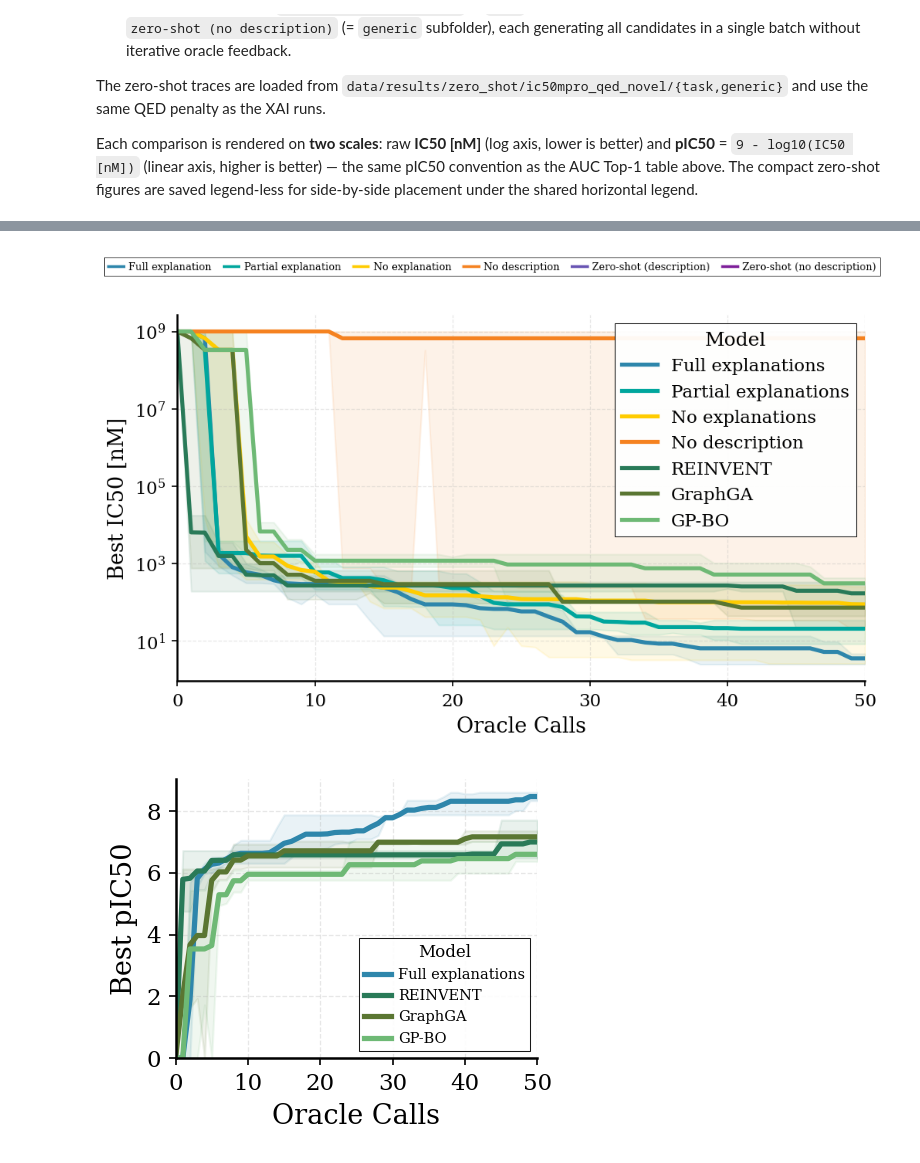
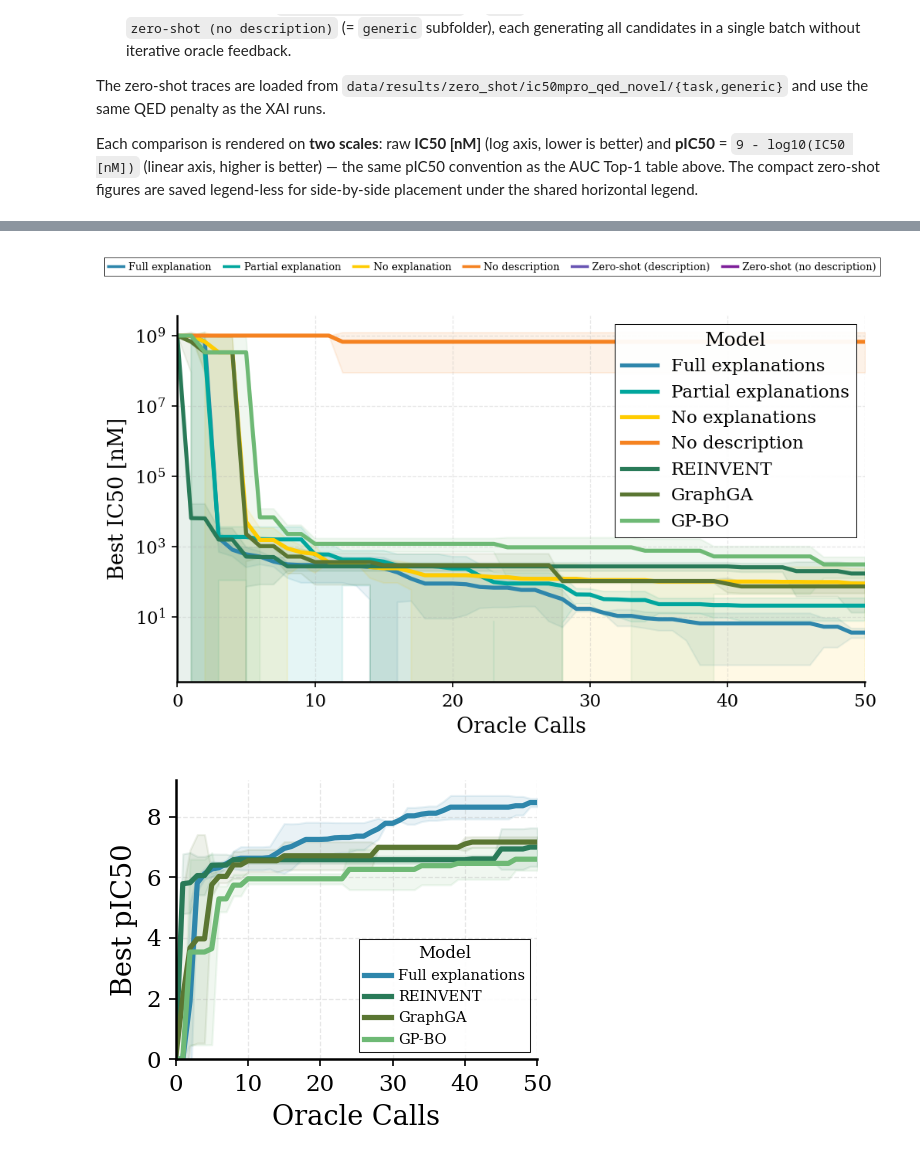
Before and after one commit to FabianKruger/molecule-optimization-agent, a Jupyter notebook: analysis/paper/xai_vs_no_xai_ic50mpro_extended.ipynb, the cells around one changed output, grey strips where cells are left out. Saved outputs shown, nothing was run; the diff lists cells and outputs as text; code cells hidden in the pictures.

```diff
--- a/analysis/paper/xai_vs_no_xai_ic50mpro_extended.ipynb
+++ b/analysis/paper/xai_vs_no_xai_ic50mpro_extended.ipynb
@@ -548,7 +547,7 @@ def plot_best_so_far_ic50(source_df, model_order, save_path, *,
     sns.lineplot(
         data=dfp, x="iteration", y="value", hue="model", hue_order=model_order,
         palette={m: zs_plot_colors[m] for m in model_order},
-        errorbar=('ci', 95), err_kws={'alpha': 0.1}, linewidth=linewidth, ax=ax,
+        errorbar=('sd'), err_kws={'alpha': 0.1}, linewidth=linewidth, ax=ax,
     )
     _style_and_save(ax, fig, save_path, model_order, show_legend=show_legend,
                     label_fontsize=label_fontsize, tick_fontsize=tick_fontsize,
@@ -570,7 +569,7 @@ def plot_best_so_far_pic50(source_df, model_order, save_path, *,
     sns.lineplot(
         data=dfp, x="iteration", y="value", hue="model", hue_order=model_order,
         palette={m: zs_plot_colors[m] for m in model_order},
-        errorbar=('ci', 95), err_kws={'alpha': 0.1}, linewidth=linewidth, ax=ax,
+        errorbar=('sd'), err_kws={'alpha': 0.1}, linewidth=linewidth, ax=ax,
     )
     ax.set_ylim(bottom=0)
     _style_and_save(ax, fig, save_path, model_order, show_legend=show_legend,
@@ -641,3 +640,3 @@ plot_best_so_far_pic50(
 [figure]
-[figure, old version]
+[figure, new version]
-[figure, old version]
+[figure, new version]
```
Also changed, not shown: parts of 3 cells of this notebook, 5 other files.
